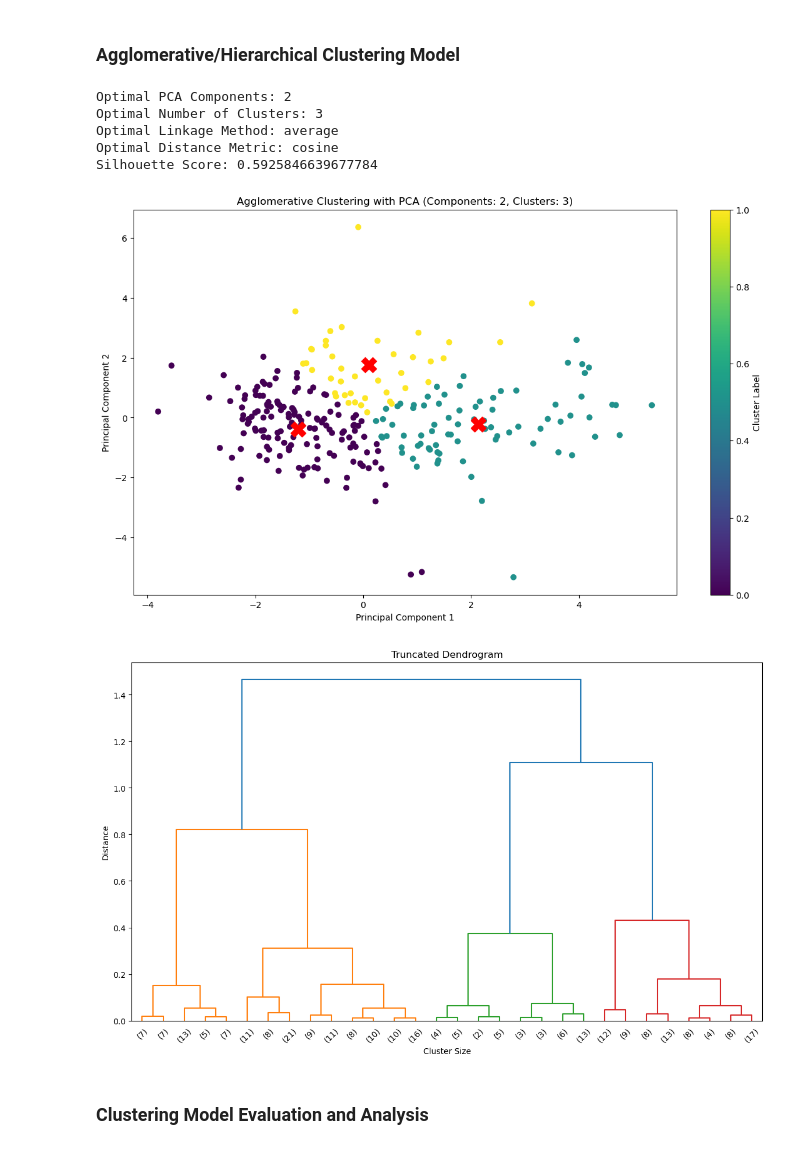
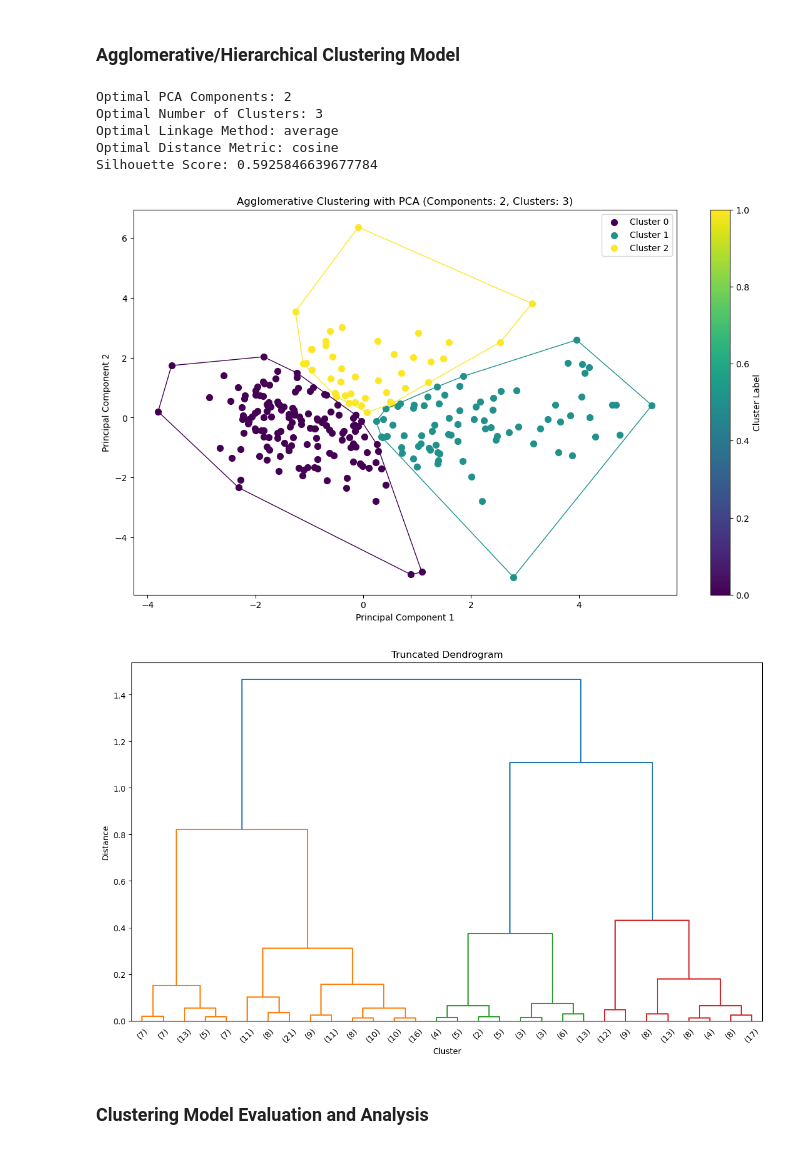
Before and after one commit to shrinitbabel/TBI-Unsupervised-Clustering-Readmission-Prediction, a Jupyter notebook: Clustering TBI.ipynb, the cells around one changed output. Drawn from its saved outputs; the diff is of its cells as text; code cells hidden in the pictures.

```diff
--- a/Clustering TBI.ipynb
+++ b/Clustering TBI.ipynb
@@ -131,63 +131,72 @@ from sklearn.metrics import silhouette_score
 from scipy.cluster.hierarchy import dendrogram, linkage
 import seaborn as sns
 import pandas as pd
+from scipy.spatial import ConvexHull
+from matplotlib.colors import ListedColormap
 
-# Optimal parameters
+# parameters
 optimal_pca_components = 2
 optimal_clusters = 3
 optimal_linkage = 'average'
 optimal_distance = 'cosine'
 
-# PCA with the optimal number of components
+#  PCA
 pca = PCA(n_components=optimal_pca_components, random_state=42)
 X_pca = pca.fit_transform(X)
 
-# Perform Agglomerative Clustering
+#  Agglomerative Clustering
 clustering = AgglomerativeClustering(n_clusters=optimal_clusters, linkage=optimal_linkage, metric=optimal_distance)
 cluster_labels_Agglomerative = clustering.fit_predict(X_pca)
 
-# silhouette score
+#  silhouette score
 silhouette_avg = silhouette_score(X_pca, cluster_labels_Agglomerative, metric=optimal_distance)
 
 print(f"Optimal PCA Components: {optimal_pca_components}")
 print(f"Optimal Number of Clusters: {optimal_clusters}")
 print(f"Optimal Linkage Method: {optimal_linkage}")
 print(f"Optimal Distance Metric: {optimal_distance}")
 print(f"Silhouette Score: {silhouette_avg}")
 
-# cluster centers
-cluster_centers = np.array([X_pca[cluster_labels_Agglomerative == i].mean(axis=0) for i in range(optimal_clusters)])
+plt.figure(figsize=(14, 8))
 
-# Plot
-plt.figure(figsize=(14, 8))
-plt.scatter(X_pca[:, 0], X_pca[:, 1], c=cluster_labels_Agglomerative, cmap='viridis')
-plt.scatter(cluster_centers[:, 0], cluster_centers[:, 1], s=300, c='red', marker='X')  # Plot cluster centers
+cmap = plt.get_cmap('viridis', optimal_clusters)
+
+for i in range(optimal_clusters):
+    points = X_pca[cluster_labels_Agglomerative == i]
+    plt.scatter(points[:, 0], points[:, 1], s=50, color=cmap(i), label=f'Cluster {i}')
+
+    hull = ConvexHull(points)
+    for simplex in hull.simplices:
+        plt.plot(points[simplex, 0], points[simplex, 1], color=cmap(i), lw=1)
+
 plt.title(f'Agglomerative Clustering with PCA (Components: {optimal_pca_components}, Clusters: {optimal_clusters})')
 plt.xlabel('Principal Component 1')
 plt.ylabel('Principal Component 2')
 plt.colorbar(label='Cluster Label')
+plt.legend()
 plt.show()
 
 import scipy.cluster.hierarchy as sch
 
-# Perform hierarchical/agglomerative clustering thru linkage
+# hierarchical/agglomerative clustering through linkage
 Z = linkage(X_pca, method=optimal_linkage, metric=optimal_distance)
 
-# Plot a truncated dendrogram, only showing the last p merged clusters
+# truncated dendrogram
 plt.figure(figsize=(14, 8))
 dendrogram = sch.dendrogram(Z, truncate_mode='lastp', p=30)  # Adjust p as needed
 plt.title('Truncated Dendrogram')
-plt.xlabel('Cluster Size')
+plt.xlabel('Cluster')
 plt.ylabel('Distance')
+
 plt.show()
 # %% [output]
 Optimal PCA Components: 2
 Optimal Number of Clusters: 3
 Optimal Linkage Method: average
 Optimal Distance Metric: cosine
 Silhouette Score: 0.5925846639677784
-[figure, old version]
+[figure, new version]
-[figure, old version]
+[figure, new version]
 # %% [markdown]
 ### Clustering Model Evaluation and Analysis
 # %%
```
Also changed, not shown: parts of 2 cells of this notebook.
